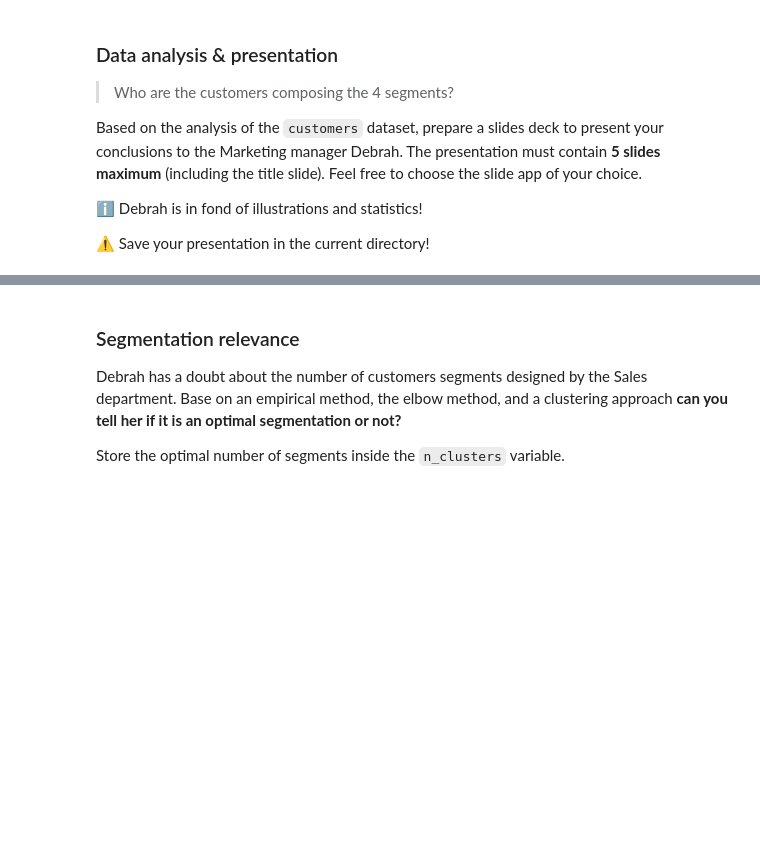
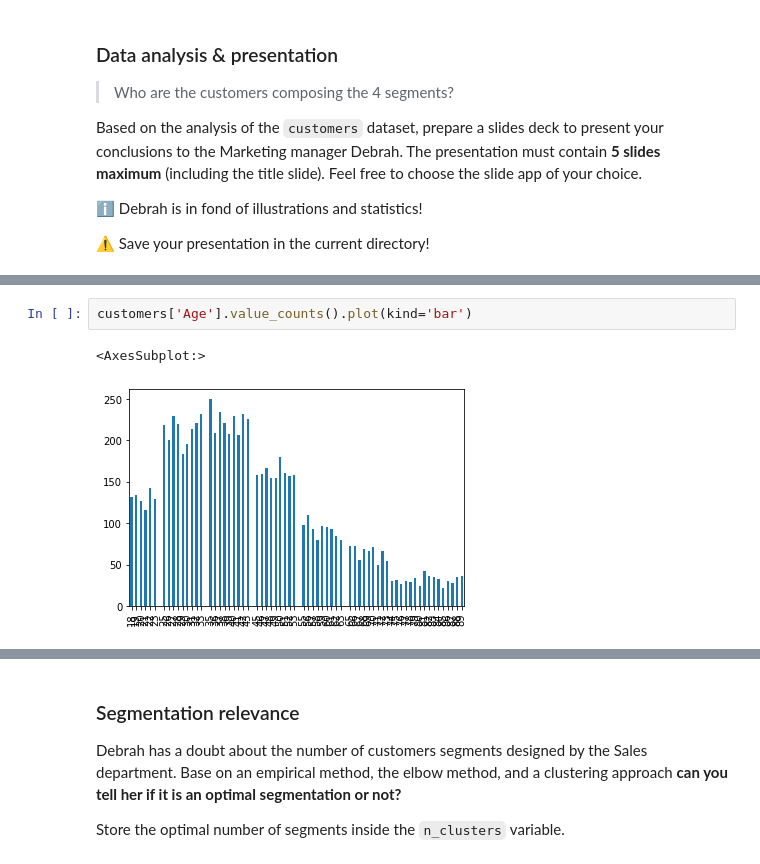
Before and after one commit to Guillaume-GL/data-certification-exam, a Jupyter notebook: decision_science/customers_segmentation_exam.ipynb, the cells around one changed output, grey strips where cells are left out. Saved outputs shown, nothing was run; the diff lists cells and outputs as text; blank space fills up the shorter version.

```diff
--- a/decision_science/customers_segmentation_exam.ipynb
+++ b/decision_science/customers_segmentation_exam.ipynb
@@ -138,0 +199,5 @@ Based on the analysis of the `customers` dataset, prepare a slides deck to prese
+# %%
+customers['Age'].value_counts().plot(kind='bar')
+# %% [output]
+<AxesSubplot:>
+[figure, added]
```
Also changed, not shown: parts of 39 cells of this notebook, 1 other file.
